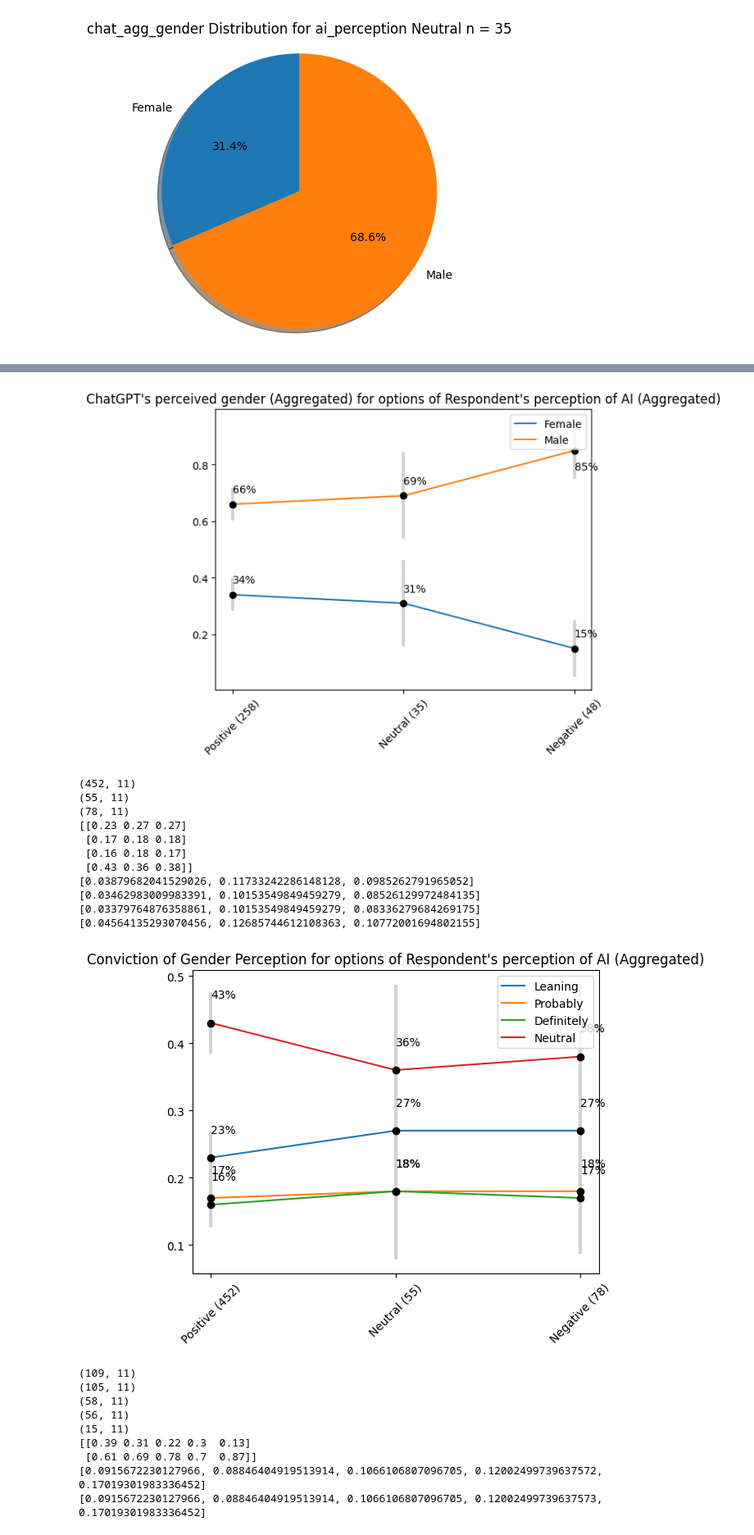
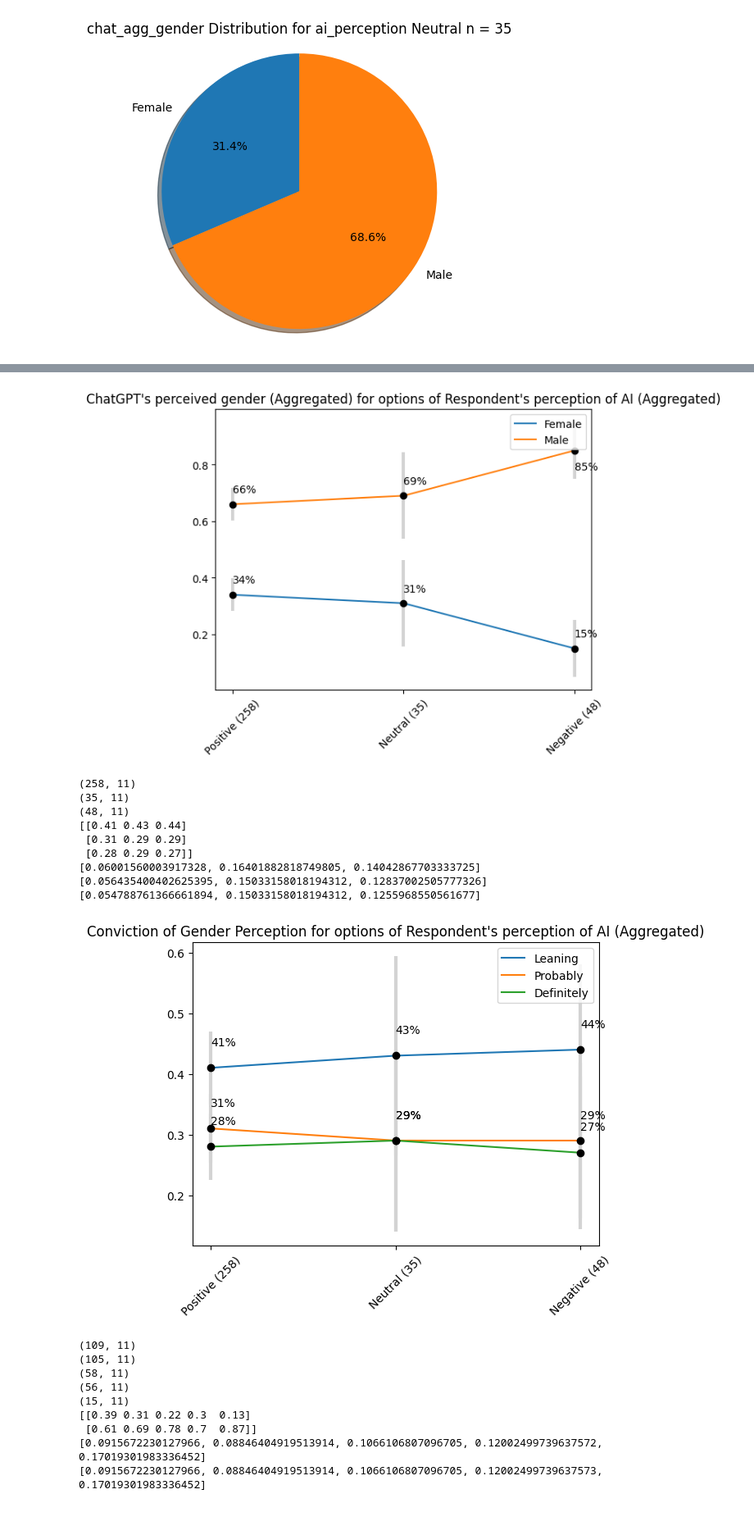
Before and after one commit to SuperZooper3/ChatGPT-Gender-Study, a Jupyter notebook: Survey Data Exploration.ipynb, the cells around one changed output, grey strips where cells are left out. Shown at 82% size. Drawn from its saved outputs; the diff is of its cells as text; code cells hidden in the pictures.

```diff
--- a/Survey Data Exploration.ipynb
+++ b/Survey Data Exploration.ipynb
@@ -457,27 +452,25 @@ generate_curve_for_options(df_resps,"chat_conviction_gender","chat_usage",['Dail
 # %%
 generate_curve_for_options(df_without_neutrals,"chat_agg_gender","ai_agg_perception",["Positive","Neutral","Negative"])
-generate_curve_for_options(df_resps,"chat_conviction_gender","ai_agg_perception",["Positive","Neutral","Negative"]) # ; ;
+generate_curve_for_options(df_without_neutrals_has_age,"chat_conviction_gender","ai_agg_perception",["Positive","Neutral","Negative"]) # ; ;
 # %% [output]
 (258, 11)
 (35, 11)
 (48, 11)
 [[0.34 0.31 0.15]
  [0.66 0.69 0.85]]
 [0.057803967032126466, 0.15322422784925363, 0.10101608782763269]
 [0.057803967032126466, 0.15322422784925363, 0.10101608782763269]
 [figure]
-(452, 11)
-(55, 11)
-(78, 11)
-[[0.23 0.27 0.27]
- [0.17 0.18 0.18]
- [0.16 0.18 0.17]
- [0.43 0.36 0.38]]
-[0.03879682041529026, 0.11733242286148128, 0.0985262791965052]
-[0.03462983009983391, 0.10153549849459279, 0.08526129972484135]
-[0.03379764876358861, 0.10153549849459279, 0.08336279684269175]
-[0.04564135293070456, 0.12685744612108363, 0.10772001694802155]
+(258, 11)
+(35, 11)
+(48, 11)
+[[0.41 0.43 0.44]
+ [0.31 0.29 0.29]
+ [0.28 0.29 0.27]]
+[0.06001560003917328, 0.16401882818749805, 0.14042867703333725]
+[0.056435400402625395, 0.15033158018194312, 0.12837002505777326]
+[0.054788761366661894, 0.15033158018194312, 0.1255968550561677]
-[figure, old version]
+[figure, new version]
 # %%
 generate_curve_for_options(df_without_neutrals_has_age,"chat_agg_gender","chat_usage",['Daily', 'Weekly', 'Monthly', 'Less than once a month', 'Never'])
 # %% [output]
```
Also changed, not shown: parts of 3 cells of this notebook.
